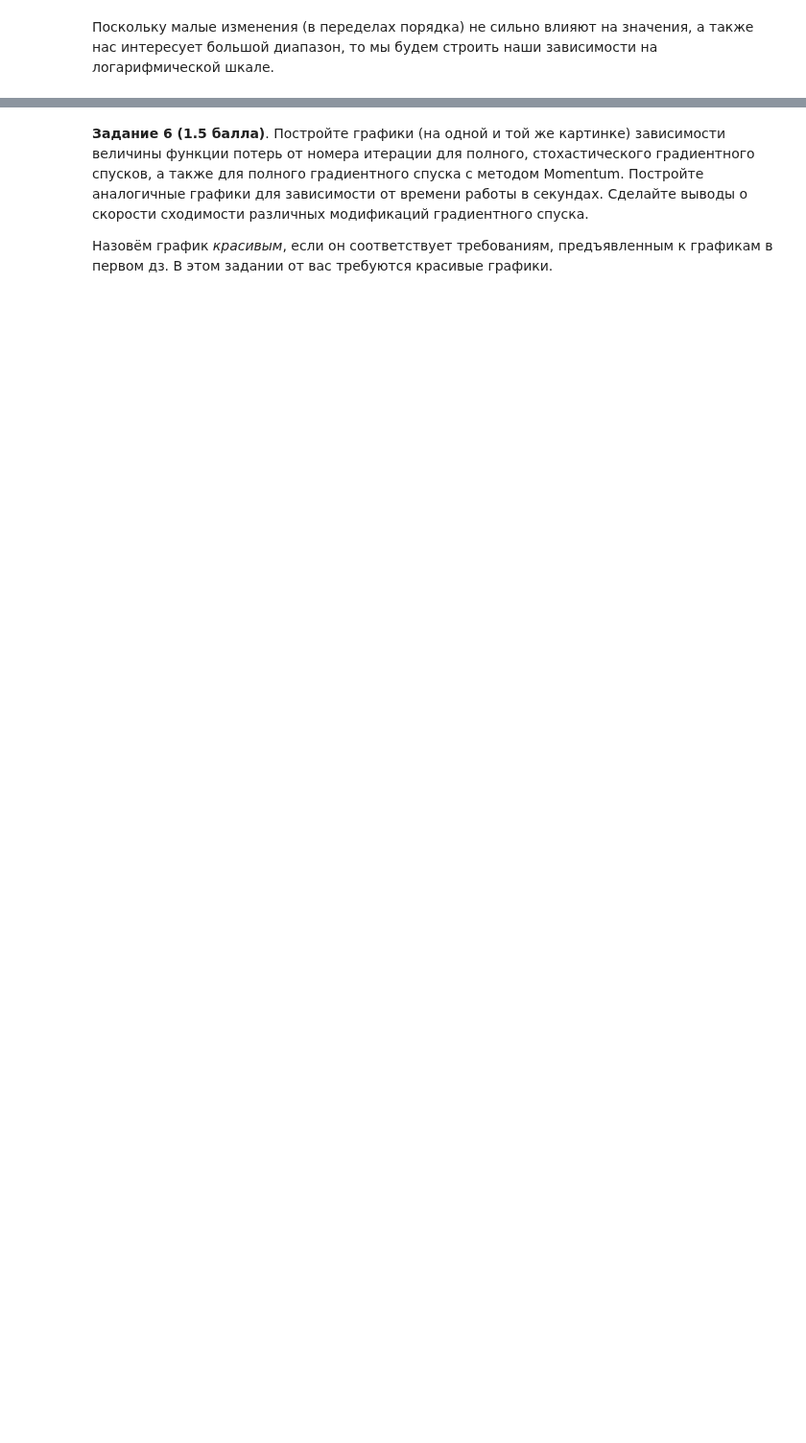
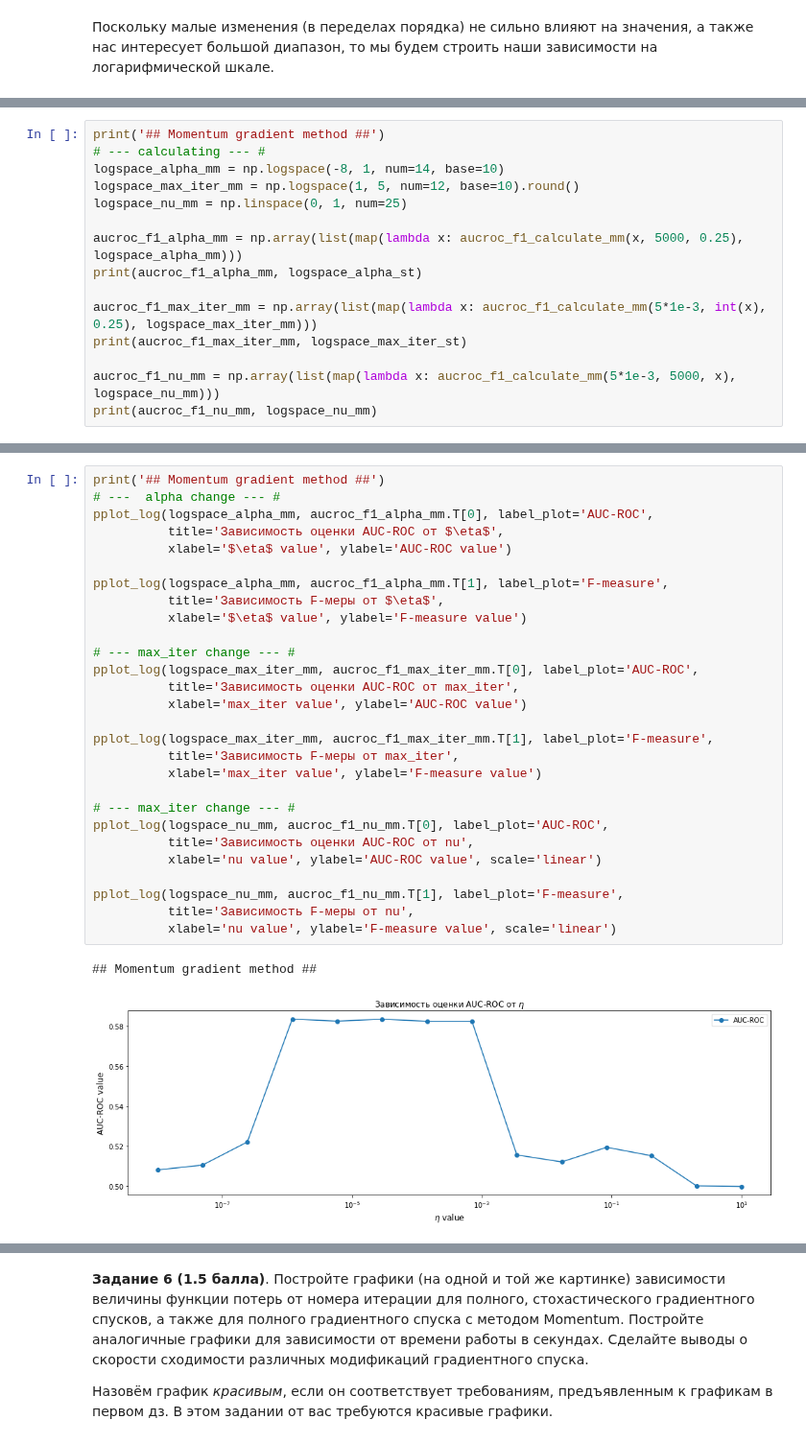
Before and after one commit to GorillazZz1/ml-course-hse-2020, a Jupyter notebook: hw4.ipynb, the cells around one changed output, grey strips where cells are left out. Shown at 96% size. Drawn from its saved outputs; the diff is of its cells as text; blank space fills up the shorter version.

```diff
--- a/hw4.ipynb
+++ b/hw4.ipynb
@@ -437,0 +525,15 @@ pplot_log(logspace_max_iter_st, aucroc_f1_max_iter_st.T[1], label_plot='F-measur
+# %%
+print('## Momentum gradient method ##')
+# --- calculating --- #
+logspace_alpha_mm = np.logspace(-8, 1, num=14, base=10)
+logspace_max_iter_mm = np.logspace(1, 5, num=12, base=10).round()
+logspace_nu_mm = np.linspace(0, 1, num=25)
+
+aucroc_f1_alpha_mm = np.array(list(map(lambda x: aucroc_f1_calculate_mm(x, 5000, 0.25), logspace_alpha_mm)))
+print(aucroc_f1_alpha_mm, logspace_alpha_st)
+
+aucroc_f1_max_iter_mm = np.array(list(map(lambda x: aucroc_f1_calculate_mm(5*1e-3, int(x), 0.25), logspace_max_iter_mm)))
+print(aucroc_f1_max_iter_mm, logspace_max_iter_st)
+
+aucroc_f1_nu_mm = np.array(list(map(lambda x: aucroc_f1_calculate_mm(5*1e-3, 5000, x), logspace_nu_mm)))
+print(aucroc_f1_nu_mm, logspace_nu_mm)
@@ -437,0 +596,31 @@ pplot_log(logspace_max_iter_st, aucroc_f1_max_iter_st.T[1], label_plot='F-measur
+# %%
+print('## Momentum gradient method ##')
+# ---  alpha change --- #
+pplot_log(logspace_alpha_mm, aucroc_f1_alpha_mm.T[0], label_plot='AUC-ROC',
+          title='Зависимость оценки AUC-ROC от $\eta$',
+          xlabel='$\eta$ value', ylabel='AUC-ROC value')
+
+pplot_log(logspace_alpha_mm, aucroc_f1_alpha_mm.T[1], label_plot='F-measure',
+          title='Зависимость F-меры от $\eta$',
+          xlabel='$\eta$ value', ylabel='F-measure value')
+
+# --- max_iter change --- #
+pplot_log(logspace_max_iter_mm, aucroc_f1_max_iter_mm.T[0], label_plot='AUC-ROC',
+          title='Зависимость оценки AUC-ROC от max_iter',
+          xlabel='max_iter value', ylabel='AUC-ROC value')
+
+pplot_log(logspace_max_iter_mm, aucroc_f1_max_iter_mm.T[1], label_plot='F-measure',
+          title='Зависимость F-меры от max_iter',
+          xlabel='max_iter value', ylabel='F-measure value')
+
+# --- max_iter change --- #
+pplot_log(logspace_nu_mm, aucroc_f1_nu_mm.T[0], label_plot='AUC-ROC',
+          title='Зависимость оценки AUC-ROC от nu',
+          xlabel='nu value', ylabel='AUC-ROC value', scale='linear')
+
+pplot_log(logspace_nu_mm, aucroc_f1_nu_mm.T[1], label_plot='F-measure',
+          title='Зависимость F-меры от nu',
+          xlabel='nu value', ylabel='F-measure value', scale='linear')
+# %% [output]
+## Momentum gradient method ##
+[figure, added]
```
Also changed, not shown: parts of 19 cells of this notebook.
